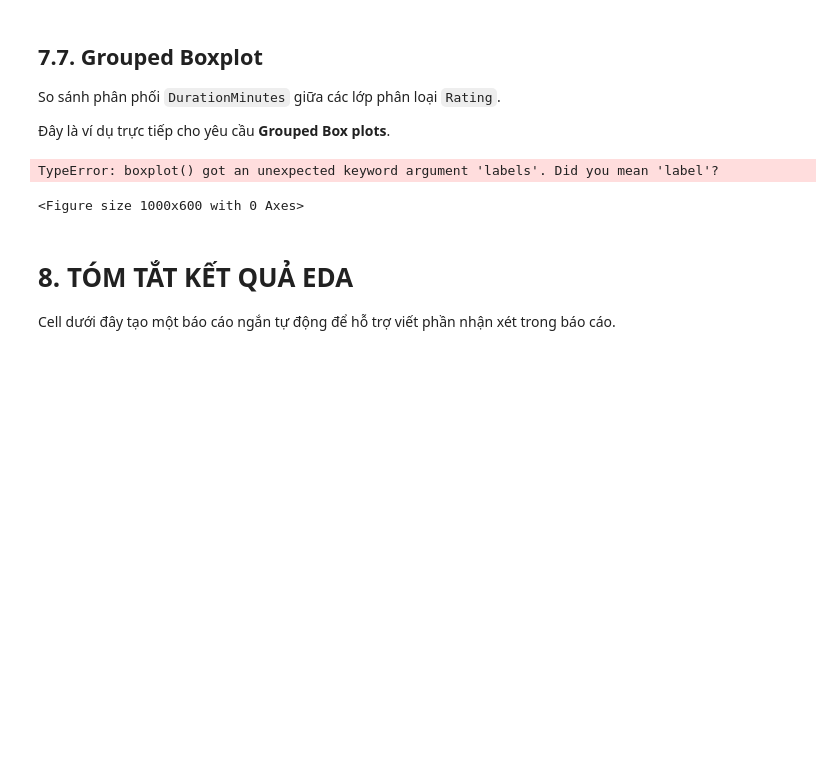
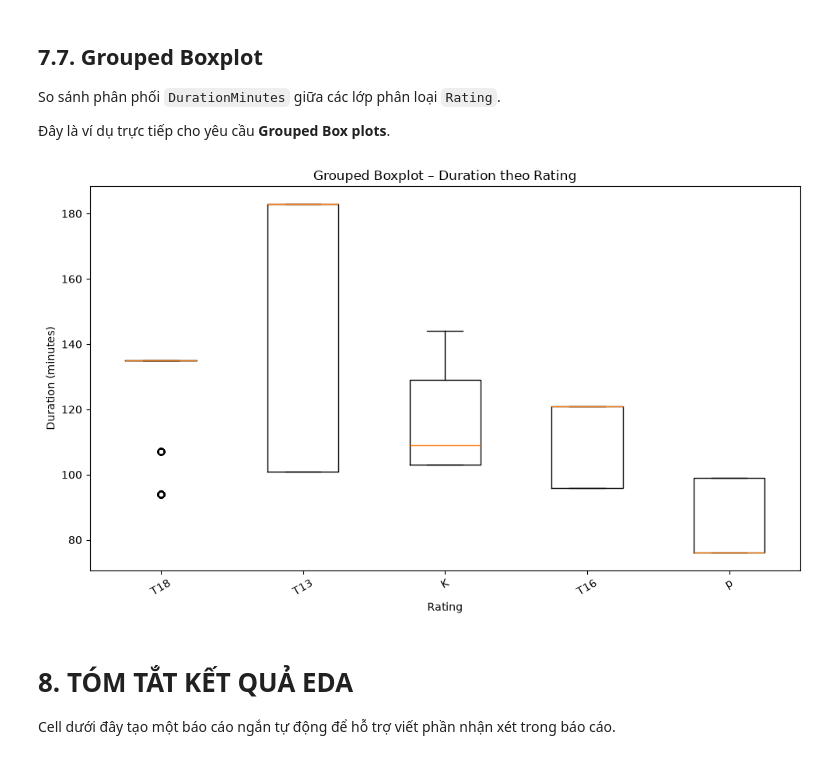
Before and after one commit to haidangpro434-cyber/Project_CGV_Group3, a Jupyter notebook: STAGE_1/EDA_CGV.ipynb, the cells around one changed output. Cells and saved outputs as stored; diff of their text form; code cells hidden in the pictures; blank space fills up the shorter version.

```diff
--- a/STAGE_1/EDA_CGV.ipynb
+++ b/STAGE_1/EDA_CGV.ipynb
@@ -872,38 +859,33 @@ So sánh phân phối `DurationMinutes` giữa các lớp phân loại `Rating`.
 Đây là ví dụ trực tiếp cho yêu cầu **Grouped Box plots**.
 # %%
 if "Rating" in df.columns and "DurationMinutes" in df.columns:
-    temp = df[["Rating", "DurationMinutes"]].copy()
-    temp["DurationMinutes"] = pd.to_numeric(temp["DurationMinutes"], errors="coerce")
-    temp = temp.dropna()
-
-    # Chọn top rating có nhiều dữ liệu nhất
-    top_ratings = temp["Rating"].astype(str).value_counts().head(10).index
-
-    groups = []
+    box_data = []
     labels = []
 
-    for r in top_ratings:
-        vals = temp.loc[temp["Rating"].astype(str) == r, "DurationMinutes"].values
-        if len(vals) > 0:
-            groups.append(vals)
-            labels.append(str(r))
+    # Chọn các rating có đủ dữ liệu, tối đa 10 nhóm
+    rating_counts = df["Rating"].value_counts().head(10)
 
-    if groups:
+    for rating in rating_counts.index:
+        values = df.loc[df["Rating"] == rating, "DurationMinutes"].dropna()
+        if len(values) > 0:
+            box_data.append(values.values)
+            labels.append(str(rating))
+
+    if box_data:
         plt.figure(figsize=(10, 6))
-        plt.boxplot(groups, labels=labels, showfliers=True)
+        plt.boxplot(box_data, tick_labels=labels, showfliers=True)
         plt.xlabel("Rating")
         plt.ylabel("Duration (minutes)")
         plt.title("Grouped Boxplot – Duration theo Rating")
         plt.xticks(rotation=30)
         plt.tight_layout()
         plt.show()
     else:
         print("Không đủ dữ liệu để vẽ Grouped Boxplot.")
 else:
     print("Thiếu Rating hoặc DurationMinutes.")
 # %% [output]
-TypeError: boxplot() got an unexpected keyword argument 'labels'. Did you mean 'label'?
-<Figure size 1000x600 with 0 Axes>
+[figure, added]
 # %% [markdown]
 # 8. TÓM TẮT KẾT QUẢ EDA
 
```
Also changed, not shown: parts of 6 cells of this notebook, 1 other file.
